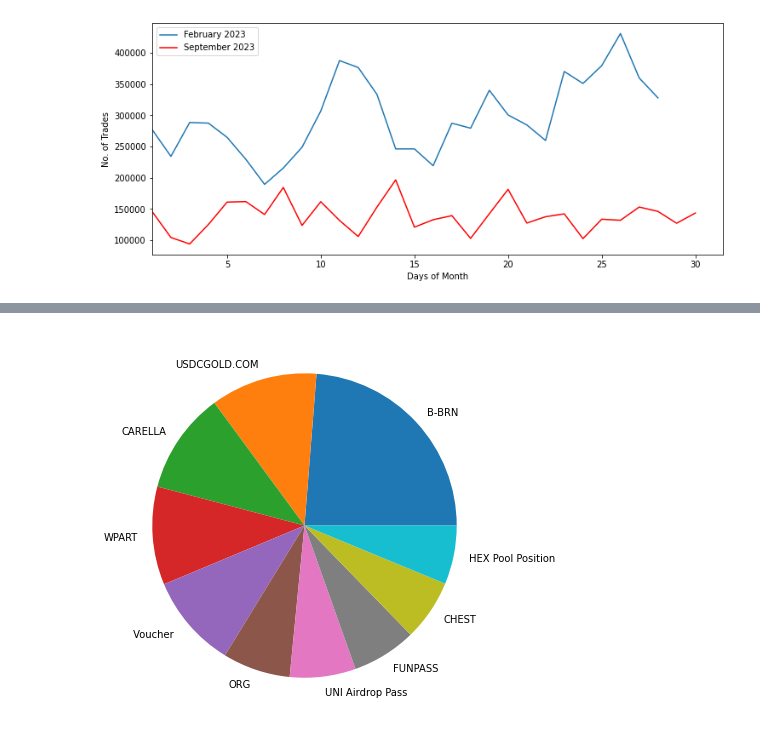
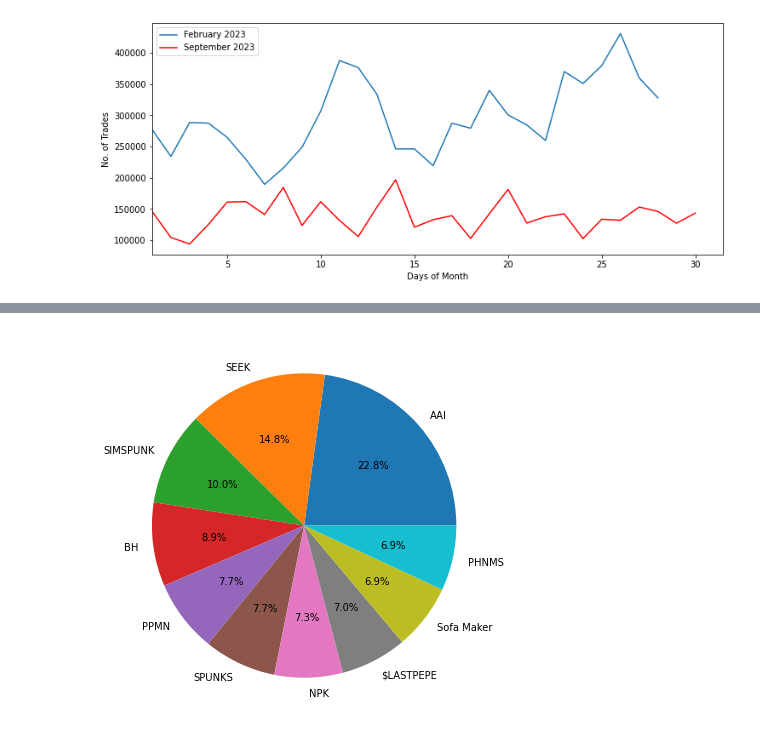
Before and after one commit to volantxs/blockchain-data-visualization, a Jupyter notebook: blockchain_data_driven_marketing.ipynb, the cells around one changed output, grey strips where cells are left out. Saved outputs shown, nothing was run; the diff lists cells and outputs as text; code cells hidden in the pictures.

Commit message:
added top trades on seaport

```diff
--- a/blockchain_data_driven_marketing.ipynb
+++ b/blockchain_data_driven_marketing.ipynb
@@ -357,0 +360,11 @@ plt.show()
+# %%
+conn = http.client.HTTPSConnection("streaming.bitquery.io")
+payload4 = json.dumps({
+   "query": "{\n  EVM(dataset: combined, network: eth) {\n    DEXTrades(\n      orderBy: {descendingByField: \"count\"}\n      limit: {offset: 0, count: 10}\n      where: {Block: {Date: {since: \"2023-11-01\", till: \"2023-11-17\"}}, Trade: {Buy: {Currency: {Fungible: false}}, Sell: {Currency: {Fungible: true}}}}\n    ) {\n      Trade {\n        Buy {\n          Currency {\n            Symbol\n            SmartContract\n          }\n          min_price: Price(minimum: Trade_Buy_Price)\n          max_rice: Price(maximum: Trade_Buy_Price)\n        }\n        Sell {\n          Currency {\n            Symbol\n            SmartContract\n          }\n        }\n      }\n      buy_amount: sum(of: Trade_Buy_Amount)\n      sell_amount: sum(of: Trade_Sell_Amount)\n      count\n    }\n  }\n}\n",
+   "variables": "{}"
+})
+conn.request("POST", "/graphql", payload4, headers)
+res4 = conn.getresponse()
+data4 = res4.read()
+response4= json.loads(data4.decode("utf-8"))
+print(response4)
@@ -357,0 +373,4 @@ plt.show()
+# %%
+top_nft_seaport = response4['data']['EVM']['DEXTrades']
+top_nft_seaport = pd.json_normalize(top_nft_seaport)
+top_nft_seaport.info()
@@ -357,0 +394,5 @@ plt.show()
+# %%
+top_nft_seaport['buy_amount'] = pd.to_numeric(top_nft_seaport['buy_amount'])
+top_nft_seaport['count'] = pd.to_numeric(top_nft_seaport['count'])
+top_nft_seaport['sell_amount'] = pd.to_numeric(top_nft_seaport['sell_amount'])
+top_nft_seaport.info()
@@ -358,6 +439,6 @@ plt.show()
 # %%
-fig = plt.figure(figsize =(10, 7))
-plt.pie(df_top_nfts_sept['count'].head(10), labels = df_top_nfts_sept['Transfer.Currency.Symbol'].head(10))
+fig = plt.figure(figsize= (7,7))
+plt.pie(top_nft_seaport['count'], labels =  top_nft_seaport['Trade.Buy.Currency.Symbol'], autopct='%1.1f%%')
 plt.show()
 # %% [output]
-[figure, old version]
+[figure, new version]
```
Also changed, not shown: parts of 8 cells of this notebook.
